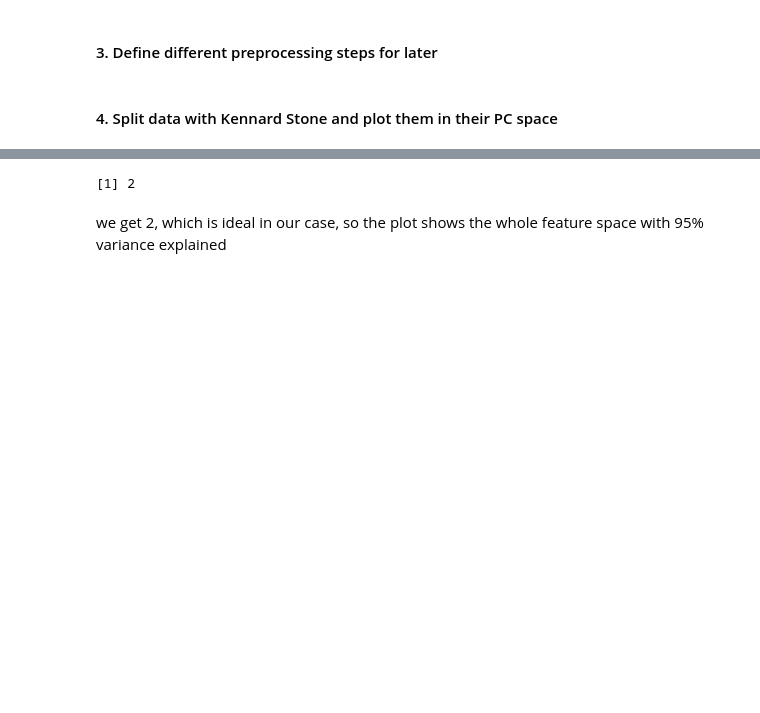
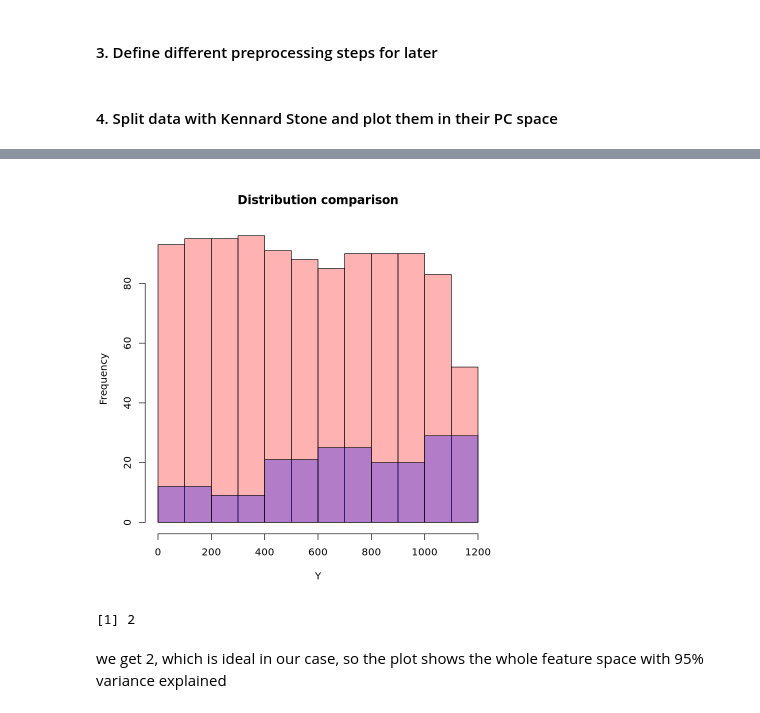
Before and after one commit to lcaspari/italy_soc, a Jupyter notebook: SOC_italy.ipynb, the cells around one changed output, grey strips where cells are left out. Drawn from its saved outputs; the diff is of its cells as text; code cells hidden in the pictures; blank space fills up the shorter version.

```diff
--- a/SOC_italy.ipynb
+++ b/SOC_italy.ipynb
@@ -141,3 +182,14 @@ legend("topright", legend=c("Train","Test"),
+# %%
+hist(train,
+     col=rgb(1,0,0,0.3),
+     main="Distribution comparison",
+     xlab="Y")
+
+hist(test,
+     col=rgb(0,0,1,0.3),
+     add=TRUE)
+# %% [output]
+[figure, added]
 # %%
 # how many PCs are considered in our case? does the plot show the whole feature space?
 
```
Also changed, not shown: parts of 51 cells of this notebook, 14 other files.
